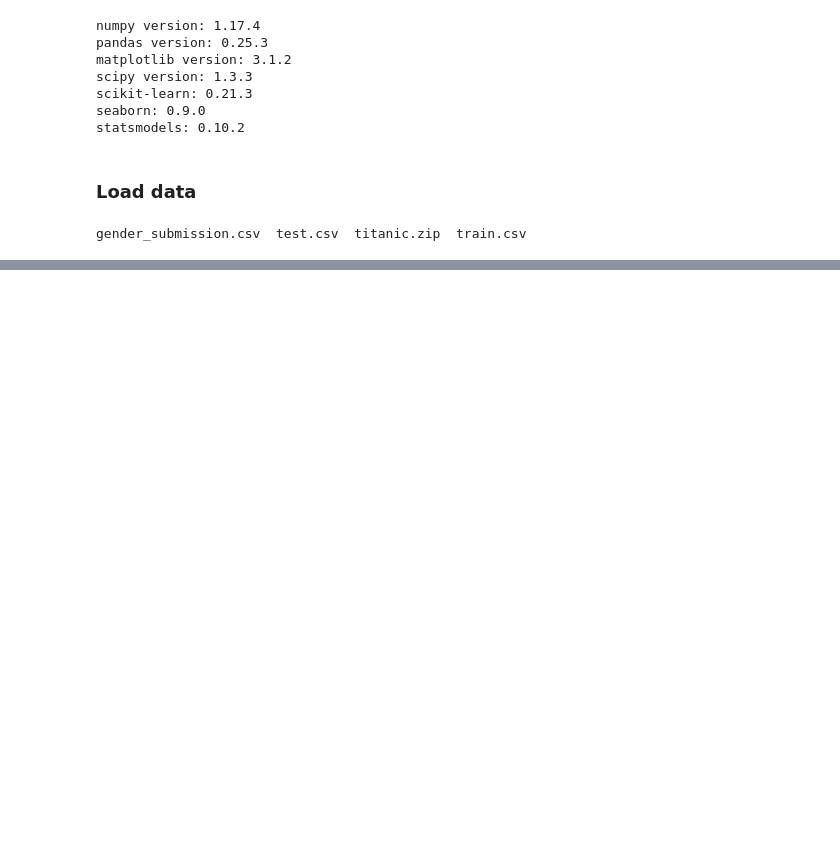
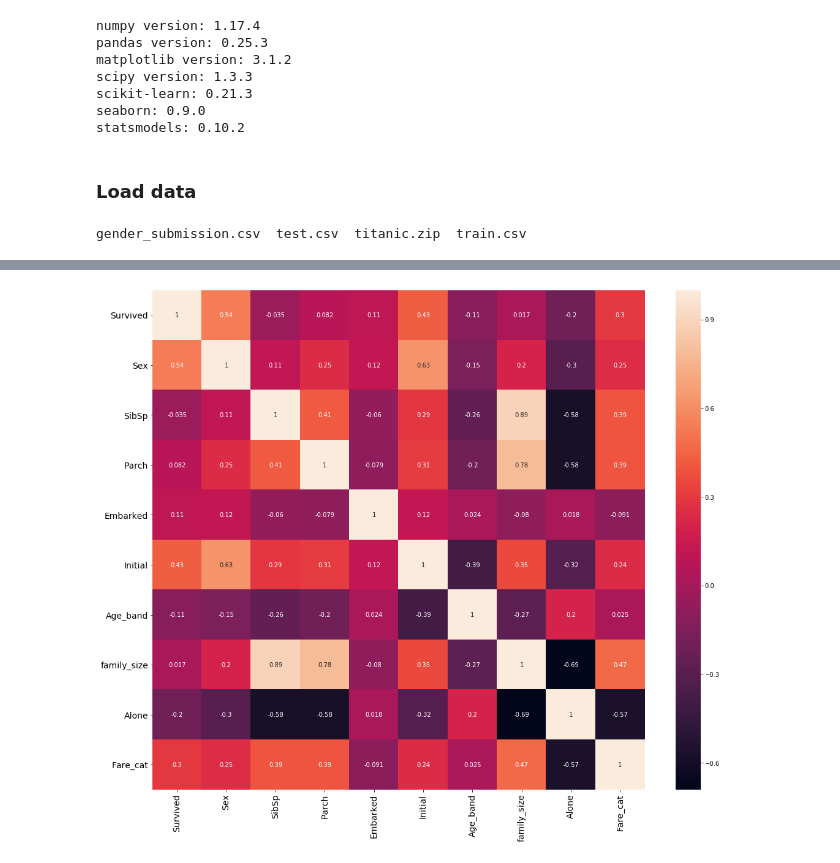
Before and after one commit to volynvlad/jup-notebook, a Jupyter notebook: kaggle/Titanic/titanic_08.02.20.ipynb, the cells around one changed output, grey strips where cells are left out. Drawn from its saved outputs; the diff is of its cells as text; code cells hidden in the pictures; blank space fills up the shorter version.

```diff
--- a/kaggle/Titanic/titanic_08.02.20.ipynb
+++ b/kaggle/Titanic/titanic_08.02.20.ipynb
@@ -46,0 +457,3 @@ train.head()
+# %%
+train['fare_range'] = pd.qcut(train['Fare'], 4)
+train.groupby(['fare_range'])['Survived'].mean().to_frame()
@@ -46,0 +476,21 @@ train.head()
+# %%
+train['Fare_cat'] = 0
+train.loc[train['Fare'] <= 7.91, 'Fare_cat'] = 0
+train.loc[(train['Fare'] > 7.91) & (train['Fare'] <= 14.454), 'Fare_cat'] = 1
+train.loc[(train['Fare'] > 14.454) & (train['Fare'] <= 31), 'Fare_cat'] = 2
+train.loc[(train['Fare'] > 31) & (train['Fare'] <= 513), 'Fare_cat'] = 3
+# %%
+train['Sex'].replace(['male', 'female'], [0, 1], inplace=True)
+train['Embarked'].replace(['S', 'C', 'Q'],[0, 1, 2], inplace=True)
+train['Initial'].replace(['Mr', 'Mrs', 'Miss', 'Master', 'Other'],[0 ,1, 2, 3, 4], inplace=True)
+# %%
+train.drop(['Name','Age','Ticket','Fare','fare_range','PassengerId'],axis=1,inplace=True)
+# %%
+sns.heatmap(train.corr(), annot=True)
+fig=plt.gcf()
+fig.set_size_inches(18,15)
+plt.xticks(fontsize=14)
+plt.yticks(fontsize=14)
+plt.show()
+# %% [output]
+[figure, added]
```
Also changed, not shown: parts of 59 cells of this notebook.
